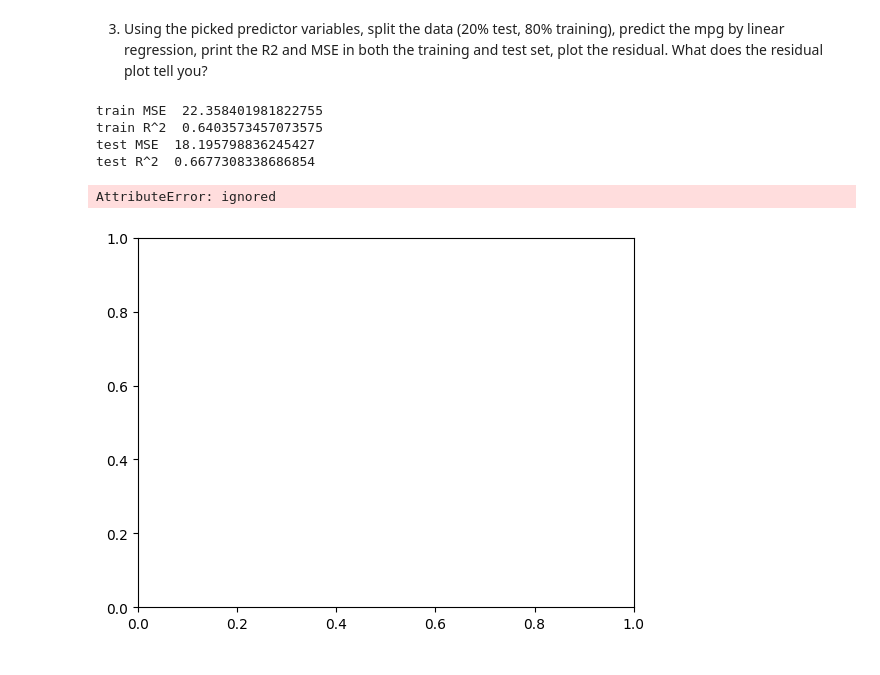
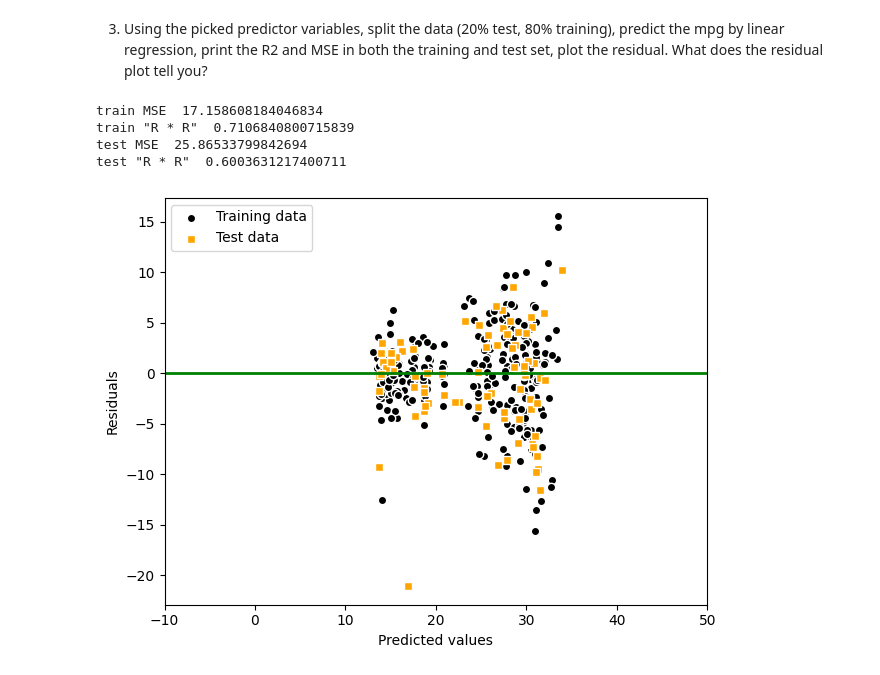
Before and after one commit to koto253/DATA_611, a Jupyter notebook: Module08_HW.ipynb, the cells around one changed output. Drawn from its saved outputs; the diff is of its cells as text; code cells hidden in the pictures.

```diff
--- a/Module08_HW.ipynb
+++ b/Module08_HW.ipynb
@@ -80,40 +67,42 @@ r2_score(y, y_hat)
   3. Using the picked predictor variables, split the data (20% test, 80% training), predict the mpg by linear regression, print the R2 and MSE in both the training and test set, plot the residual.
   What does the residual plot tell you?
 # %%
+from sklearn.preprocessing import PolynomialFeatures
+
+# split the data (20% test, 80% training)
 X_train, X_test, y_train, y_test = train_test_split(X, y, test_size = 0.2)
 
-model = make_pipeline(StandardScaler(), LinearRegression())
+model = make_pipeline(PolynomialFeatures(degree=2), LinearRegression())
 model.fit(X_train, y_train)
 
 y_hat_train = model.predict(X_train)
 y_hat_test = model.predict(X_test)
 # %%
+# output R2 and MSE in both the training and test set
 print("train MSE ", mean_squared_error(y_train, y_hat_train))
-print("train R^2 ", r2_score(y_train, y_hat_train))
+print('train "R * R" ', r2_score(y_train, y_hat_train))
 print("test MSE ", mean_squared_error(y_test, y_hat_test))
-print("test R^2 ", r2_score(y_test, y_hat_test))
+print('test "R * R" ', r2_score(y_test, y_hat_test))
 # %% [output]
-train MSE  22.358401981822755
-train R^2  0.6403573457073575
-test MSE  18.195798836245427
-test R^2  0.6677308338686854
+train MSE  17.158608184046834
+train "R * R"  0.7106840800715839
+test MSE  25.86533799842694
+test "R * R"  0.6003631217400711
 # %%
-plt.scatter(y_hat_train, y_hat_train - y_train,
-            c='steelblue', maker='o', edgecolor='white',
+
+plt.scatter(y_hat_train,  y_hat_train - y_train,
+            c='black', marker='o', edgecolor='white',
             label='Training data')
-
-plt.scatter(y_hat_test, y_hat_test - y_test,
-            c='limegreen', marker='s', edgecolor='white',
+plt.scatter(y_hat_test,  y_hat_test - y_test,
+            c='orange', marker='s', edgecolor='white',
             label='Test data')
-
-plt.xlabel('predicted values')
+plt.xlabel('Predicted values')
 plt.ylabel('Residuals')
 plt.legend(loc='upper left')
-plt.hlines(y=0, xmin=-10, xmax=50, color='black', lw=2)
+plt.hlines(y=0, xmin=-10, xmax=50, color='green', lw=2)
 plt.xlim([-10, 50])
 plt.tight_layout()
 
 plt.show()
 # %% [output]
-AttributeError: ignored
-[figure, old version]
+[figure, new version]
```
Also changed, not shown: parts of 4 cells of this notebook.
